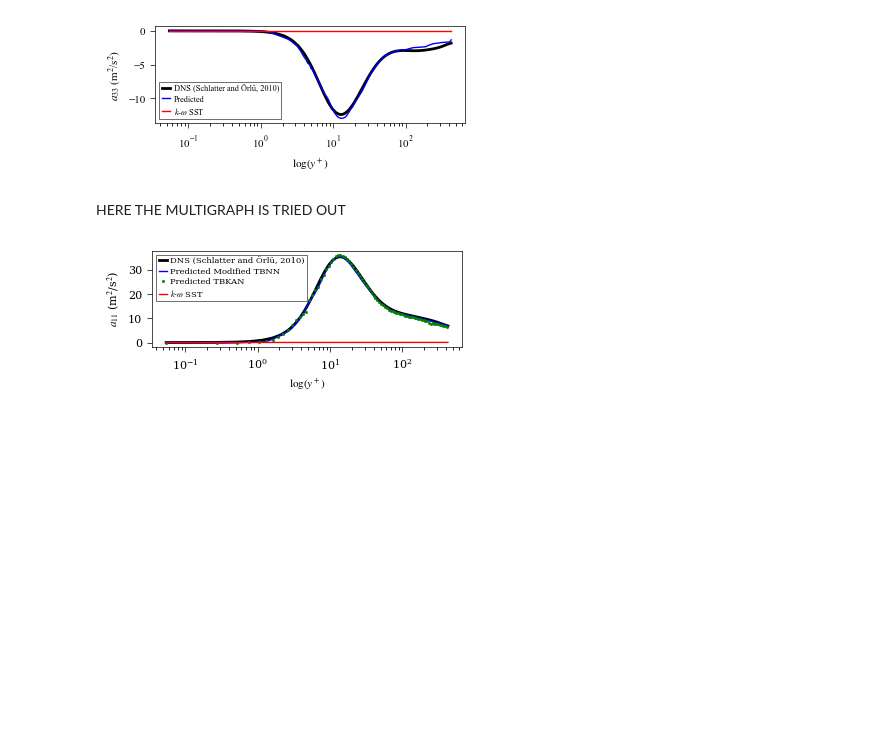
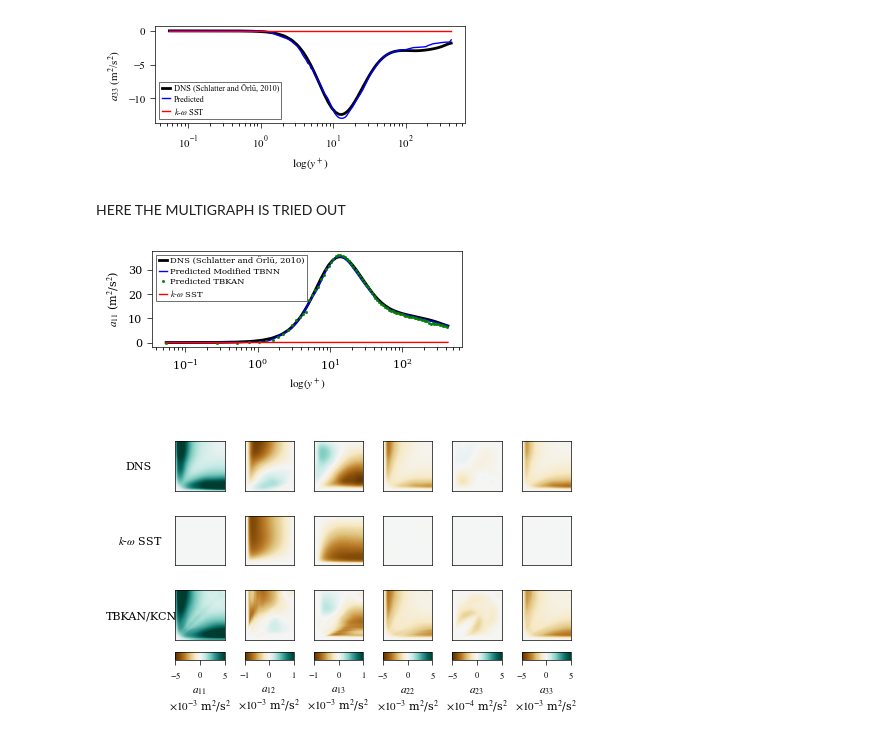
Before and after one commit to Nikhilakalia/kanTBNN, a Jupyter notebook: plots.ipynb, the cells around one changed output. Saved outputs shown, nothing was run; the diff lists cells and outputs as text; code cells hidden in the pictures; blank space fills up the shorter version.

```diff
--- a/plots.ipynb
+++ b/plots.ipynb
@@ -929,9 +929,17 @@ fig.savefig('figs/barycentric_legend.pdf')
 # %%
 fig = plt.figure(figsize=(6,3))
 #df_tbnn = pd.read_csv('data/TBNNiii-24May27_08:45:31_df_test_tbnn_duct.csv')
-df_tbnn = pd.read_csv('data/duct_TBNNiii-24May29_15:23:28_df_test_tbnn_duct.csv')
-df_kcnn = pd.read_csv('data/duct_KCNN-24May27_08:59:17_df_test_kcnn_duct.csv')
+#the correct tbnn
 
+#df_tbnn = pd.read_csv('/home/nikki/kan/kanTBNN/models/obsolete/duct_only/TBNNiii-24May29_15:23:28_df_test_tbnn_duct.csv')
+
+#KAN model is below
+#df_tbnn = pd.read_csv('/home/nikki/kan/kanTBNN/models/duct_only/kanTBNN-24Oct12_07:35:03_df_test_tbnn_duct.csv')
+
+#df_tbnn = pd.read_csv('data/duct_TBNNiii-24May29_15:23:28_df_test_tbnn_duct.csv')
+df_kcnn = pd.read_csv('/home/nikki/kan/kanTBNN/models/obsolete/duct_only/KCNN-24May27_08:59:17_df_test_kcnn_duct.csv')
+
+df_tbnn = pd.read_csv('/home/nikki/kan/kanTBNN_files/')
 range_min = 0
 range_max = 1E-5
 levels=200
@@ -1074,41 +1082,43 @@ cbar33.set_label(r'$a_{33}$' '\n' r'$\times 10^{-3}$ m$^2$/s$^2$')
 
 axtrue_anno.text(-.6,-0.55, 'DNS')
 axrans_anno.text(-.75,-0.55, r'$k$-$\omega$ SST')
-axpred_anno.text(-1,-0.55, 'TBNN/KCNN')
+axpred_anno.text(-1,-0.55, 'TBKAN/KCNN')
 
 for ax in axrans_anno, axpred_anno, axtrue_anno:
     ax.set_axis_off()
     ax.set_xlim([-1,0])
     ax.set_ylim([-1,0])
 
 for ax in axpred11,axrans11,axtrue11,axpred12,axrans12,axtrue12,axpred13,axrans13,axtrue13,axpred22,axrans22,axtrue22,axpred23,axrans23,axtrue23,axpred33,axrans33,axtrue33:
     ax.set_rasterization_zorder(-99)
     ax.set_xlim([-1,0])
     ax.set_ylim([-1,0])
     ax.set_aspect(1)
     #ax.set_axis_off()
     ax.set_xticks([])
     ax.set_yticks([])
 
 #cax.set_axis_off()
 
 
 #ax.plot(geom[:,0],geom[:,1],'k-',linewidth=1,zorder=-99)
 
 #ax.set_xlim([-1,1])
 #ax.set_ylim([0,0.1])
 #ax.set_yscale('log')
 #ax.legend()
 #ax.set_xscale('log')
 
 #ax1.set_yticks([-1, -0.5, 0])
 #ax1.set_xticks([-1, -0.5, 0])
 
 #ax1.set_aspect(1)
 #ax1.set_xlabel(r'$y/H$')
 #ax1.set_ylabel(r'$z/H$')
 
-fig.savefig('figs/duct_a_pred.pdf',dpi=200)
+fig.savefig('/home/nikki/kan/Figures/Flat_plate/duct_a_pred.pdf',dpi=200)
+# %% [output]
+[figure, added]
 # %%
 fig = plt.figure(figsize=(2,1.75))
 df_kcnn = pd.read_csv('data/duct_KCNN-24May27_08:59:17_df_test_kcnn_duct.csv')
```
Also changed, not shown: 9 other files.
